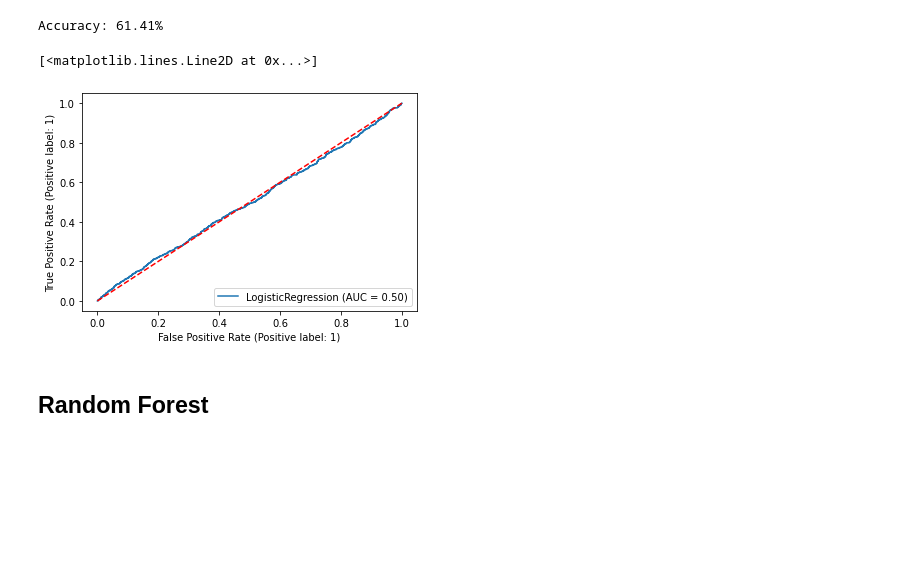
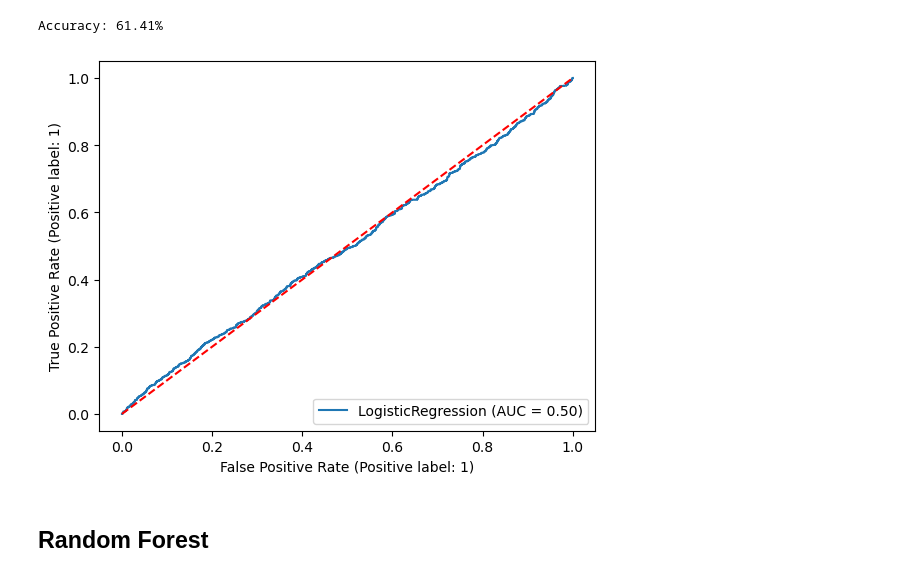
Before and after one commit to ANKIT-2801/win-prediction-analytics, a Jupyter notebook: Updated_Win_Prediction.ipynb, the cells around one changed output. Drawn from its saved outputs; the diff is of its cells as text; code cells hidden in the pictures; blank space fills up the shorter version.

```diff
--- a/Updated_Win_Prediction.ipynb
+++ b/Updated_Win_Prediction.ipynb
@@ -452,13 +418,14 @@ print(str.format('Accuracy: {:.2f}%', acc))
 # %% [output]
 Accuracy: 61.41%
 # %%
-# plotting the  ROC curve
-from sklearn.metrics import plot_roc_curve
-plot_roc_curve(model, x_test, y_test)
-plt.plot([0,1], [0,1],'r--')
+import matplotlib.pyplot as plt
+from sklearn.metrics import RocCurveDisplay
+
+RocCurveDisplay.from_estimator(model, x_test, y_test)
+plt.plot([0, 1], [0, 1], 'r--')
+plt.show()
 # %% [output]
-[<matplotlib.lines.Line2D at 0x...>]
-[figure, old version]
+[figure, new version]
 # %% [markdown]
 ## Random Forest
 # %%
```
Also changed, not shown: parts of 24 cells of this notebook.
